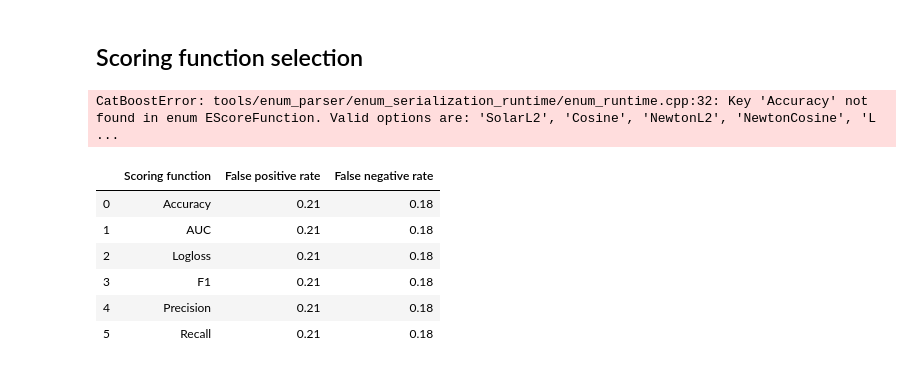
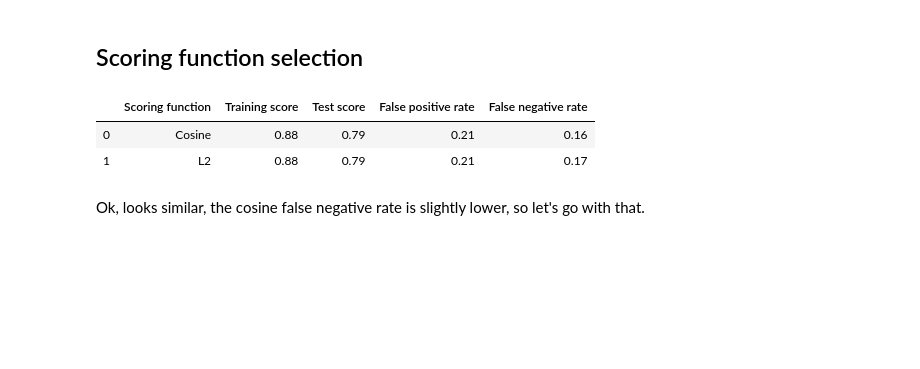
Before and after one commit to aristyogresearch/wildfire, a Jupyter notebook: notebooks/gradient_boosting_model_selection.ipynb, the cells around one changed output. Saved outputs shown, nothing was run; the diff lists cells and outputs as text; code cells hidden in the pictures; blank space fills up the shorter version.

Commit message:
Finished scoring function selection

```diff
--- a/notebooks/gradient_boosting_model_selection.ipynb
+++ b/notebooks/gradient_boosting_model_selection.ipynb
@@ -288,53 +307,30 @@ model_scores
 Judging from false negative and false positive rates CatBoost is our winner. Because of the nature of the data, it is extremely important to minimize the false negative rate. False positives might be economically wasteful, but false negatives have the potential to cause injury and loss of life. Provisionally, let's continue on with CatBoost.
 # %% [markdown]
 ## Scoring function selection
-# %%
-model_scores_columns = ['Scoring function','False positive rate', 'False negative rate']
-model_scores = pd.DataFrame(columns=model_scores_columns)
-
-scoring_functions = [
-    'Accuracy',
-    'AUC',
-    'Logloss',
-    'F1',
-    'Precision',
-    'Recall'
-]
-
-i = 0
-
-for scoring_function in scoring_functions:
-    catboost_mod = CatBoostClassifier(
-        thread_count = (xgb_jobs * optimization_jobs),
-        score_function = scoring_function
-    )
-    catboost_mod.fit(x_train, y_train, silent=True)
-
-    cm = confusion_matrix(y_test, catboost_mod.predict(x_test))
-
-    TN = cm[0][0]
-    FN = cm[1][0]
-    FP = cm[0][1]
-
-    false_neg_rate = FN / (FN + TN)
-    false_pos_rate = FP / (FP + TN)
-
-    model_scores = model_scores.append(pd.Series([scoring_function, np.round(false_pos_rate,2), np.round(false_neg_rate,2)], index=model_scores.columns), ignore_index=True)
-
-    i += 1
-
-
-# model_scores_columns = ['Model description', 'Classifier', 'Training score', 'Test score', 'False positive rate', 'False negative rate']
-# model_scores = pd.DataFrame(columns=model_scores_columns)
-# %% [output]
-CatBoostError: tools/enum_parser/enum_serialization_runtime/enum_runtime.cpp:32: Key 'Accuracy' not found in enum EScoreFunction. Valid options are: 'SolarL2', 'Cosine', 'NewtonL2', 'NewtonCosine', 'L ...
-# %%
-model_scores
-# %% [output]
-|  | Scoring function | False positive rate | False negative rate |
-| 0 | Accuracy | 0.21 | 0.18 |
-| 1 | AUC | 0.21 | 0.18 |
-| 2 | Logloss | 0.21 | 0.18 |
-| 3 | F1 | 0.21 | 0.18 |
-| 4 | Precision | 0.21 | 0.18 |
-| 5 | Recall | 0.21 | 0.18 |
+# %%
+# note: catboost only has cosine and L2 avalible for non GPU computation
+scoring_functions = [
+#    'SolarL2',
+     'Cosine',
+#     'NewtonL2',
+#     'NewtonCosine',
+#     'LOOL2',
+#     'SatL2',
+     'L2'
+]
+
+model_scores = test_scoring_functions(
+    scoring_functions,
+    x_train,
+    y_train,
+    x_test,
+    y_test
+)
+
+model_scores
+# %% [output]
+|  | Scoring function | Training score | Test score | False positive rate | False negative rate |
+| 0 | Cosine | 0.88 | 0.79 | 0.21 | 0.16 |
+| 1 | L2 | 0.88 | 0.79 | 0.21 | 0.17 |
+# %% [markdown]
+Ok, looks similar, the cosine false negative rate is slightly lower, so let's go with that.
```
Also changed, not shown: parts of 8 cells of this notebook.
